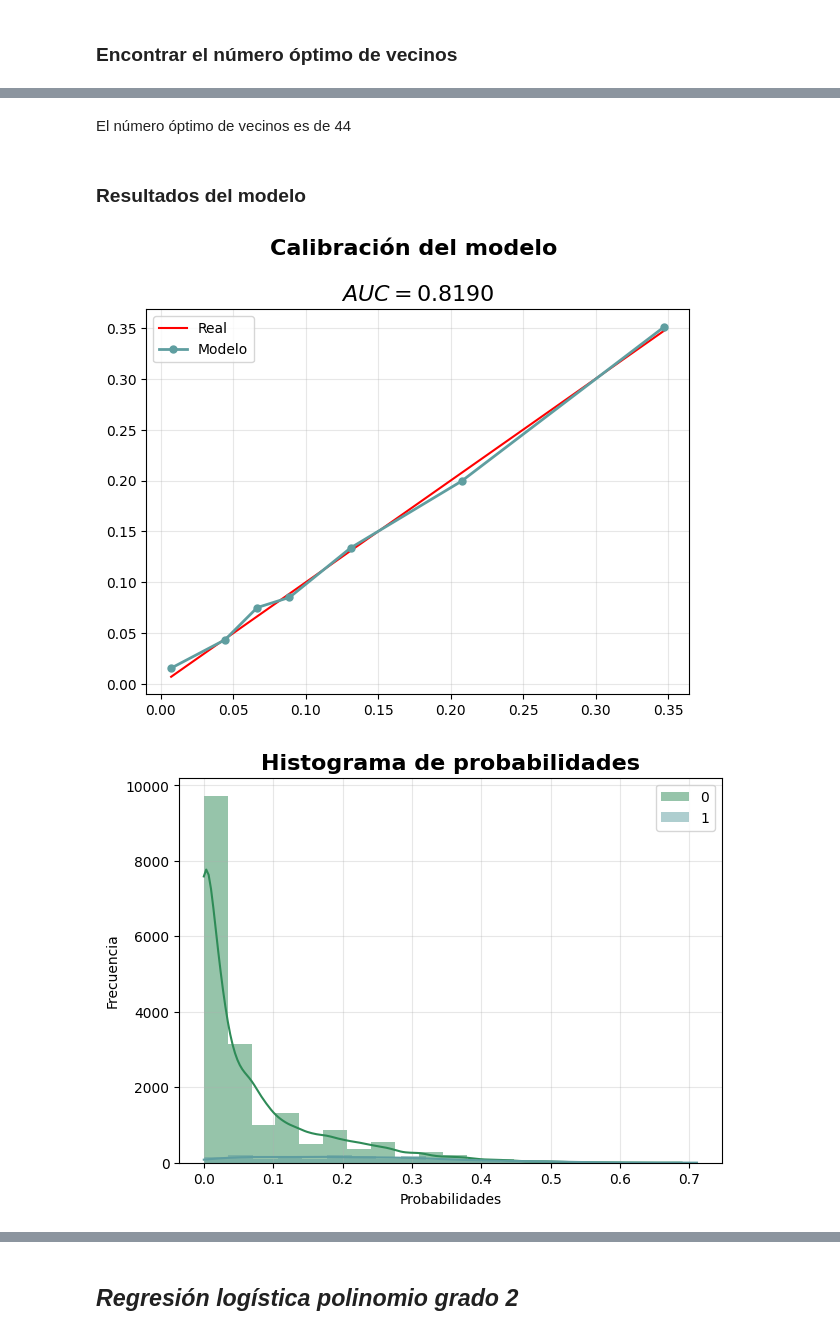
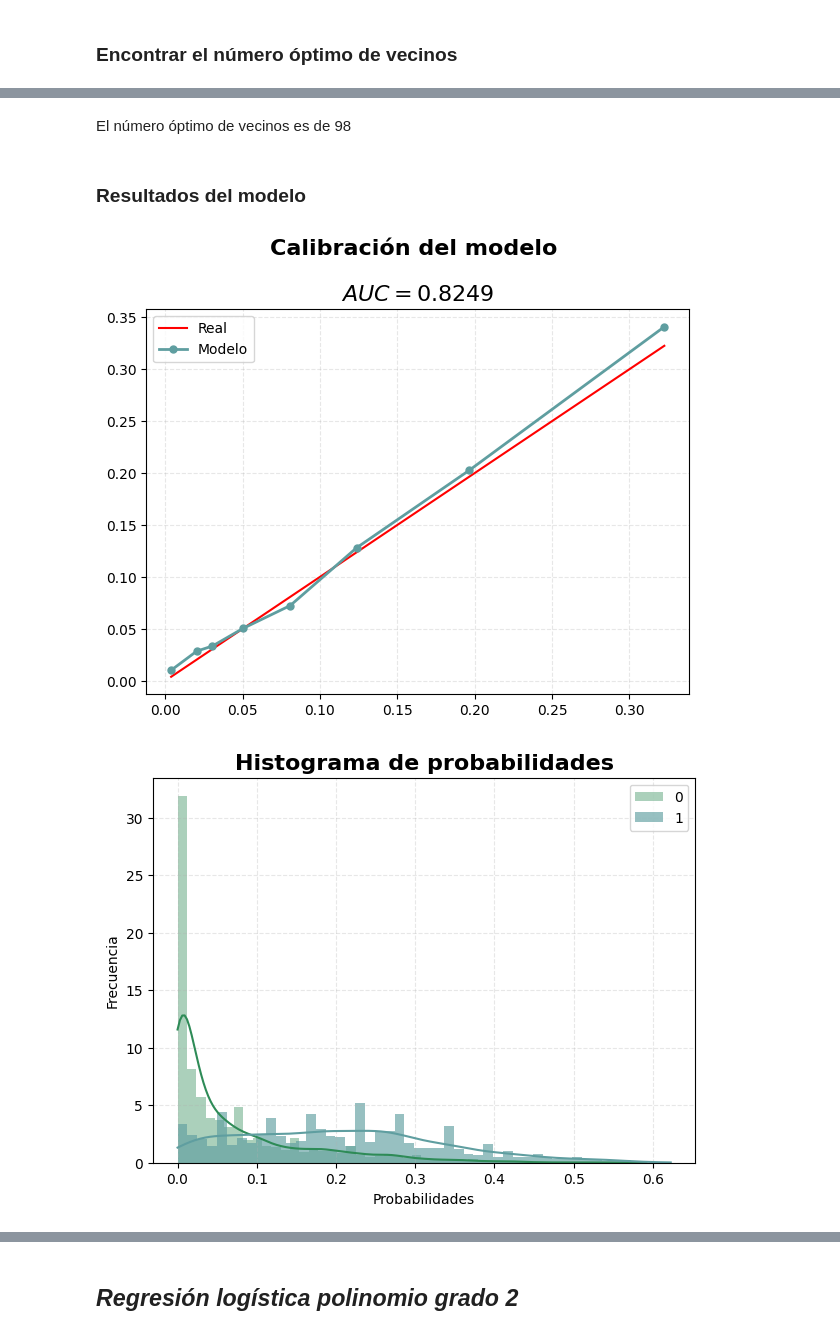
Before and after one commit to luisejdm/Aprendizaje_Estadistico, a Jupyter notebook: Examenes/Examen2_practico.ipynb, the cells around one changed output, grey strips where cells are left out. Cells and saved outputs as stored; diff of their text form; code cells hidden in the pictures.

```diff
--- a/Examenes/Examen2_practico.ipynb
+++ b/Examenes/Examen2_practico.ipynb
@@ -42,8 +42,9 @@ def calibracion(predicciones, y, bins):
     plt.plot(grouped['predicciones'], grouped['predicciones'], label='Real', color='red', lw=1.5)
     plt.plot(grouped['predicciones'], grouped['y'], label='Modelo', marker='o', color='cadetblue', ms=5, lw=2)
     plt.title(f'Calibración del modelo \n\n$AUC={auc:.4f}$', fontsize=16, fontweight='bold')
-    plt.grid(alpha=0.3)
+    plt.grid(alpha=0.3, ls='--')
     plt.legend()
+    plt.show()
 
 
 # Gráfica de scatterplots
@@ -103,16 +104,16 @@ def histogramas(data, numeric_features):
 
     for i, ax in enumerate(axes.flat):
         if i < num_vars:
-            sns.histplot(data[numeric_features[i]],  color="cadetblue", kde=True, ax=ax, bins=30,  edgecolor=None)
+            sns.histplot(data[numeric_features[i]],  color="cadetblue", kde=True, ax=ax, bins=50,  edgecolor=None)
             ax.set_title(numeric_features[i], fontsize=12, fontweight='bold')
-            ax.grid(alpha=0.3)
+            ax.grid(alpha=0.3, ls='--')
         else:
             ax.remove() # Eliminar subplots vacíos
-
 
     plt.show()
 
 
+# Gráfica de AUC para cada número de vecinos en KNN
 def graph_knn(X_train, X_test, y_train, y_test, n_neighbors):
     vecinos = []
     auc = []
@@ -146,13 +147,13 @@ def graph_knn(X_train, X_test, y_train, y_test, n_neighbors):
 def histograma(probabilidades, y):
     resultados = pd.DataFrame({'y':y, 'probabilidades': probabilidades})
     plt.figure(figsize=(7,5))
-    sns.histplot(resultados[resultados['y'] == 0]['probabilidades'], color='seagreen', alpha=0.5, kde=True, bins=20, edgecolor=None, label='0')
-    sns.histplot(resultados[resultados['y'] == 1]['probabilidades'], color='cadetblue', alpha=0.5, kde=True, bins=20, edgecolor=None, label='1')
+    sns.histplot(resultados[resultados['y'] == 0]['probabilidades'], stat='density', color='seagreen', alpha=0.40, kde=True, bins=50, edgecolor=None, label='0')
+    sns.histplot(resultados[resultados['y'] == 1]['probabilidades'], stat='density', color='cadetblue', alpha=0.65, kde=True, bins=50, edgecolor=None, label='1')
     plt.title('Histograma de probabilidades', fontsize=16, fontweight='bold')
     plt.legend(loc='best')
     plt.xlabel('Probabilidades')
     plt.ylabel('Frecuencia')
-    plt.grid(alpha=0.3)
+    plt.grid(alpha=0.3, ls='--')
     plt.show()
 
 
@@ -166,7 +167,8 @@ def roc_curve_graph(probabilidades, y):
     plt.xlabel("1-specificty")
     plt.ylabel("sensitivity")
     plt.legend(loc='best')
-    plt.grid(alpha=0.3)
+    plt.grid(alpha=0.3, ls='--')
+    plt.show()
 
 
 # Plotear resultados
@@ -404,12 +408,12 @@ graph_knn(X_train, X_test, y_train, y_test, 45)
 # %% [markdown]
-El número óptimo de vecinos es de 44
+El número óptimo de vecinos es de 98
 # %% [markdown]
 ### Resultados del modelo
 # %%
-probabilidades, auc = knn_classifier(X_train, X_test, y_train, y_test, 45)
+probabilidades, auc = knn_classifier(X_train, X_test, y_train, y_test, 98)
 guardar_resultado('KNN_classifier', auc, resultados_modelos, resultados_auc)
 
 plot_results(probabilidades, y_test, 10)
 # %% [output]
-[figure, old version]
+[figure, new version]
-[figure, old version]
+[figure, new version]
```
Also changed, not shown: parts of 23 cells of this notebook.
